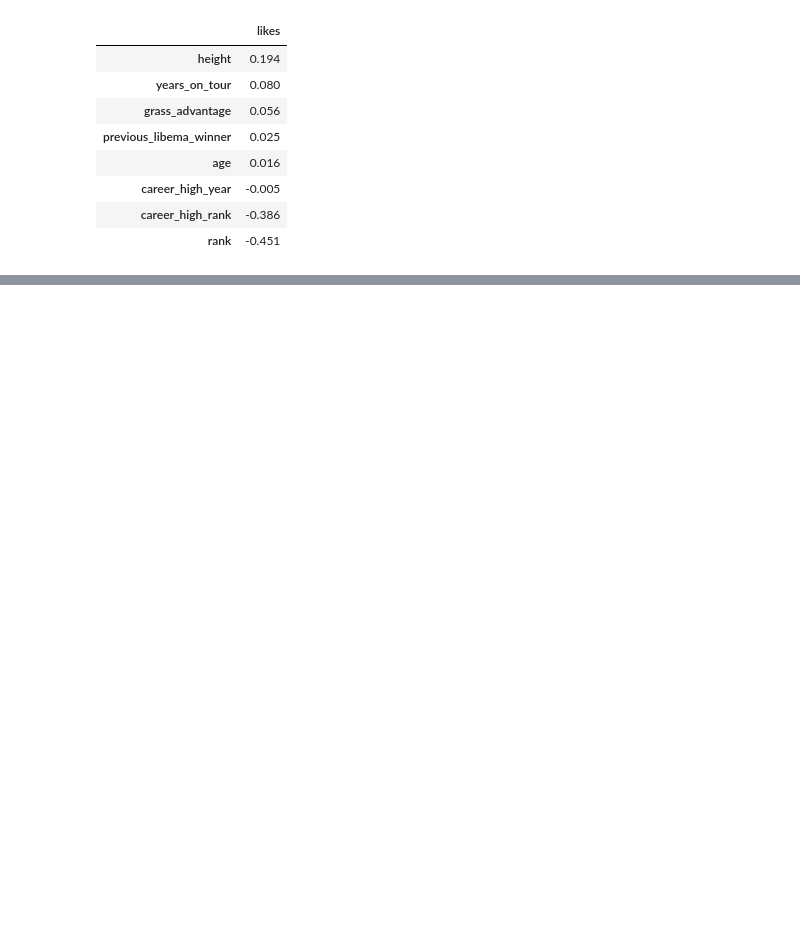
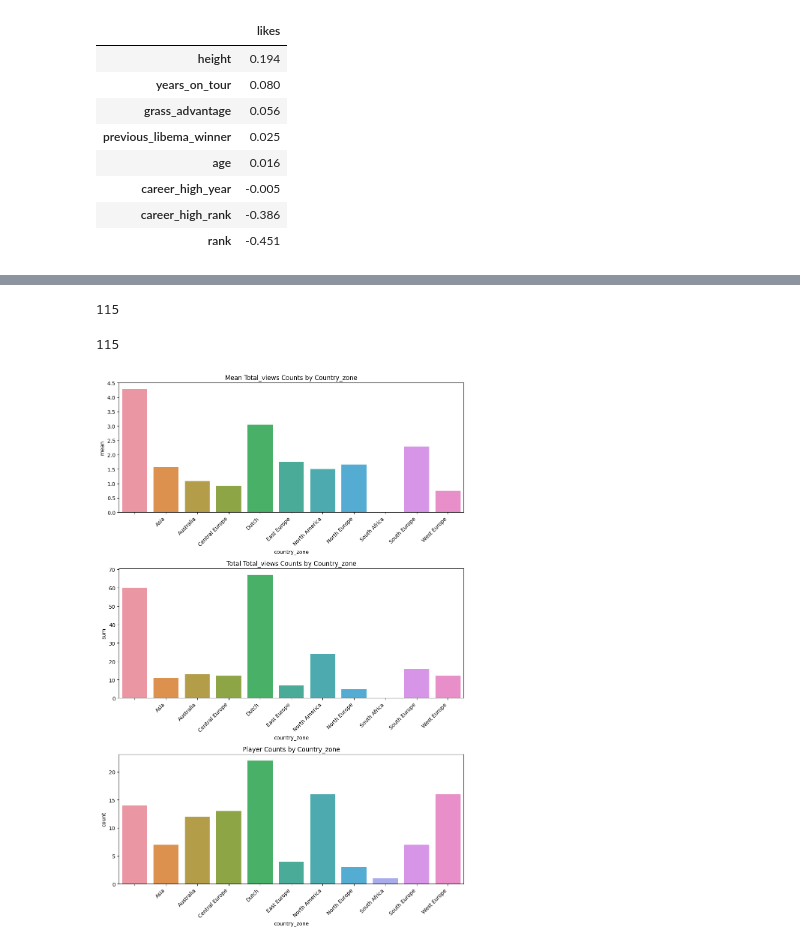
Before and after one commit to AsafKed/tennis-router, a Jupyter notebook: backend/analysis.ipynb, the cells around one changed output, grey strips where cells are left out. Saved outputs shown, nothing was run; the diff lists cells and outputs as text; code cells hidden in the pictures; blank space fills up the shorter version.

```diff
--- a/backend/analysis.ipynb
+++ b/backend/analysis.ipynb
@@ -628,0 +662,39 @@ For categorical variables, you could perform an ANOVA or Chi-squared test to det
+# %%
+def visualize_cat_property(df, property_name, interaction_type, types=['mean', 'sum', 'count']):
+    import matplotlib.pyplot as plt
+    import seaborn as sns
+
+    valid_types = ['mean', 'sum', 'count']
+    types = [t for t in types if t in valid_types]
+
+    # Group data by the selected property and compute total and mean interaction counts
+    grouped_data = df.groupby(property_name)[interaction_type].agg(valid_types).reset_index()
+
+    # Create subplots for mean, sum and count
+    fig, axs = plt.subplots(len(types), 1, figsize=(10, 5*len(types)))
+    if len(types) == 1:
+        axs = [axs]
+
+    if 'mean' in types:
+        # Bar plot for mean interaction counts
+        sns.barplot(x=property_name, y='mean', data=grouped_data, ax=axs[0])
+        axs[0].set_title(f'Mean {interaction_type.capitalize()} Counts by {property_name.capitalize()}')
+        axs[0].set_xticklabels(axs[0].get_xticklabels(), rotation=45, horizontalalignment='right')
+
+    if 'sum' in types:
+        # Bar plot for total interaction counts
+        sns.barplot(x=property_name, y='sum', data=grouped_data, ax=axs[1 if 'mean' in types else 0])
+        axs[1 if 'mean' in types else 0].set_title(f'Total {interaction_type.capitalize()} Counts by {property_name.capitalize()}')
+        axs[1 if 'mean' in types else 0].set_xticklabels(axs[1 if 'mean' in types else 0].get_xticklabels(), rotation=45, horizontalalignment='right')
+
+    if 'count' in types:
+        # Bar plot for player count in each category
+        sns.barplot(x=property_name, y='count', data=grouped_data, ax=axs[2 if 'mean' in types and 'sum' in types else 1 if 'mean' in types or 'sum' in types else 0])
+        axs[2 if 'mean' in types and 'sum' in types else 1 if 'mean' in types or 'sum' in types else 0].set_title(f'Player Counts by {property_name.capitalize()}')
+        axs[2 if 'mean' in types and 'sum' in types else 1 if 'mean' in types or 'sum' in types else 0].set_xticklabels(axs[2 if 'mean' in types and 'sum' in types else 1 if 'mean' in types or 'sum' in types else 0].get_xticklabels(), rotation=45, horizontalalignment='right')
+
+    plt.tight_layout()
+    plt.show()
+# %%
+cat_df = create_cat_dataframe(view_counts, like_counts, players)
+cat_df.head()
@@ -628,0 +708,13 @@ For categorical variables, you could perform an ANOVA or Chi-squared test to det
+# %%
+# find rows where country_zone = Asia
+cat_df.shape[0]
+# %% [output]
+115
+# %%
+len(players.keys())
+# %% [output]
+115
+# %%
+visualize_cat_property(cat_df, 'country_zone', 'total_views')
+# %% [output]
+[figure, added]
```
Also changed, not shown: parts of 12 cells of this notebook, 16 other files.
